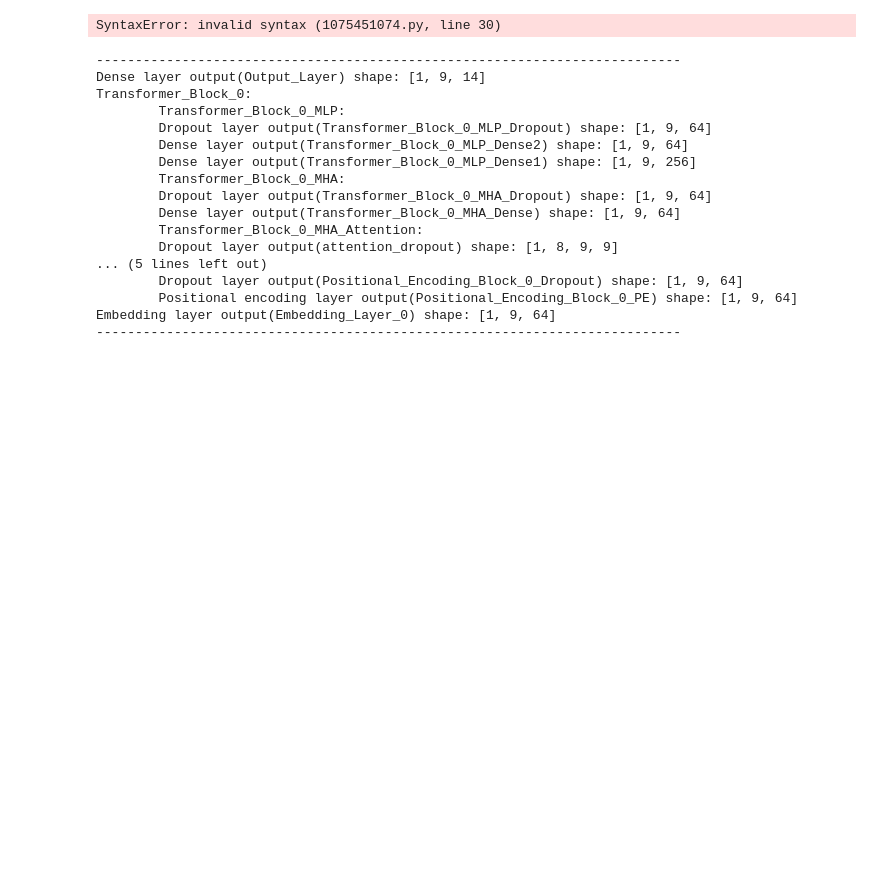
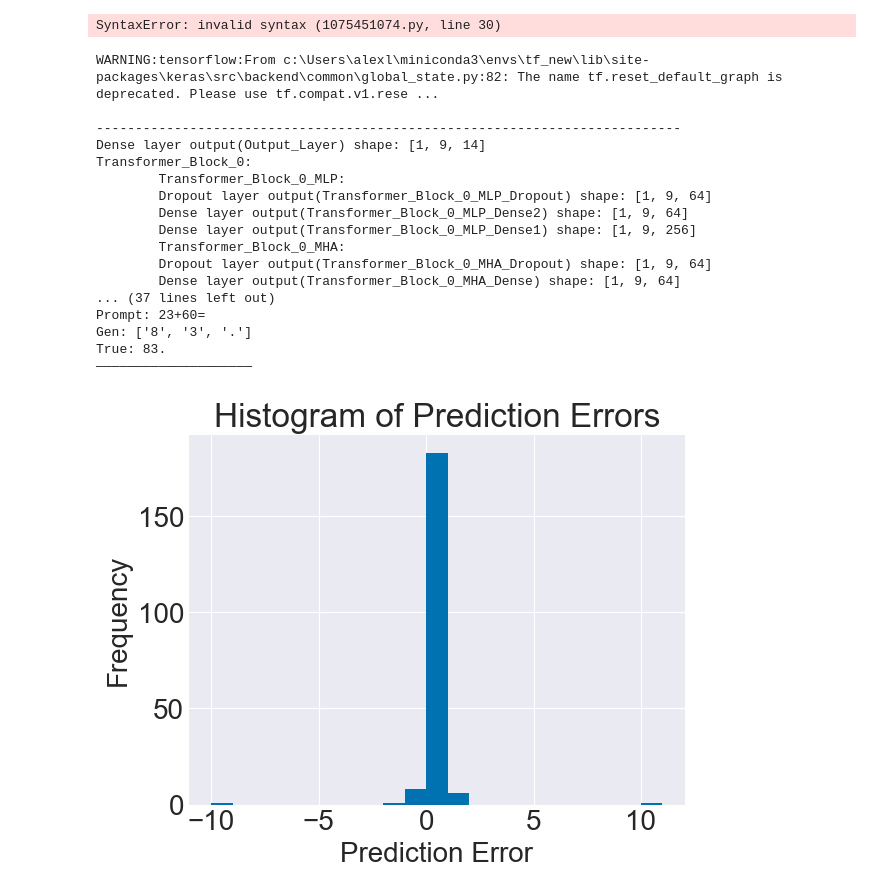
Before and after one commit to derekhessinger/CS444-project4, a Jupyter notebook: extension_1.ipynb, the cells around one changed output. Drawn from its saved outputs; the diff is of its cells as text; code cells hidden in the pictures; blank space fills up the shorter version.

```diff
--- a/extension_1.ipynb
+++ b/extension_1.ipynb
@@ -248,6 +248,16 @@ def train_and_evaluate_diff(N_eval, N_show, operation='+'):
 SyntaxError: invalid syntax (1075451074.py, line 30)
 # %%
 import numpy as np, tensorflow as tf
+import re, numpy as np
+
+def safe_parse_predicted(gen_tokens):
+    """
+    Join the generated tokens, strip at the '.', then return the first
+    group of digits as an int.  If no digits found, return np.nan.
+    """
+    s = ''.join(gen_tokens).split('.')[0]
+    m = re.match(r'(\d+)', s)
+    return int(m.group(1)) if m else np.nan
 
 def train_and_evaluate_diff(N_eval, N_show, operation='+'):
     x_tr,y_tr,x_val,y_val,char2ind_map = get_blank_dataset(5000, operation, max_operand_digits=2, seed=1, val_prop=0.1)
@@ -265,43 +275,46 @@ def train_and_evaluate_diff(N_eval, N_show, operation='+'):
         gen = model.generate_sequence(prompt=prompts[i], length=seq_len, char2ind_map=char2ind_map, ind2char_map=ind2c, end_char='.', live_print=(i< N_show))
         if i < N_show:
             print(f'Prompt: {prompts[i]}\nGen: {gen}\nTrue: {trues[i]}\n{"—"*20}')
-        answer_hist.append(int(''.join(gen).split('.')[0]))
-        true_hist.append(int(trues[i].split('.')[0]))
+        pred = safe_parse_predicted(gen)
+        true = int(trues[i].split('.')[0])
+        answer_hist.append(pred)
+        true_hist.append(true)
 
     return np.array(answer_hist), np.array(true_hist)
 # %%
-preds, trues = train_and_evaluate_diff(N_eval=200, N_show=5, operation='+')
+preds, trues = train_and_evaluate_diff(N_eval=2000, N_show=5, operation='+')
 errors = preds - trues
 abs_errors = np.abs(errors)
 
 plt.figure()
 plt.hist(errors, bins=range(int(errors.min()), int(errors.max()) + 2))
 plt.xlabel('Prediction Error')
 plt.ylabel('Frequency')
 plt.title('Histogram of Prediction Errors')
 plt.show()
 
 plt.figure()
 plt.hist(abs_errors, bins=range(int(abs_errors.min()), int(abs_errors.max()) + 2))
 plt.xlabel('Absolute Error')
 plt.ylabel('Frequency')
 plt.title('Histogram of Absolute Errors')
 plt.show()
 # %% [output]
+WARNING:tensorflow:From c:\Users\alexl\miniconda3\envs\tf_new\lib\site-packages\keras\src\backend\common\global_state.py:82: The name tf.reset_default_graph is deprecated. Please use tf.compat.v1.rese ...
+
 ---------------------------------------------------------------------------
 Dense layer output(Output_Layer) shape: [1, 9, 14]
 Transformer_Block_0:
         Transformer_Block_0_MLP:
         Dropout layer output(Transformer_Block_0_MLP_Dropout) shape: [1, 9, 64]
         Dense layer output(Transformer_Block_0_MLP_Dense2) shape: [1, 9, 64]
         Dense layer output(Transformer_Block_0_MLP_Dense1) shape: [1, 9, 256]
         Transformer_Block_0_MHA:
         Dropout layer output(Transformer_Block_0_MHA_Dropout) shape: [1, 9, 64]
         Dense layer output(Transformer_Block_0_MHA_Dense) shape: [1, 9, 64]
-        Transformer_Block_0_MHA_Attention:
-        Dropout layer output(attention_dropout) shape: [1, 8, 9, 9]
-... (5 lines left out)
-        Dropout layer output(Positional_Encoding_Block_0_Dropout) shape: [1, 9, 64]
-        Positional encoding layer output(Positional_Encoding_Block_0_PE) shape: [1, 9, 64]
-Embedding layer output(Embedding_Layer_0) shape: [1, 9, 64]
----------------------------------------------------------------------------
+... (37 lines left out)
+Prompt: 23+60=
+Gen: ['8', '3', '.']
+True: 83.
+————————————————————
+[figure, added]
```
Also changed, not shown: parts of 12 cells of this notebook, 2 other files.
